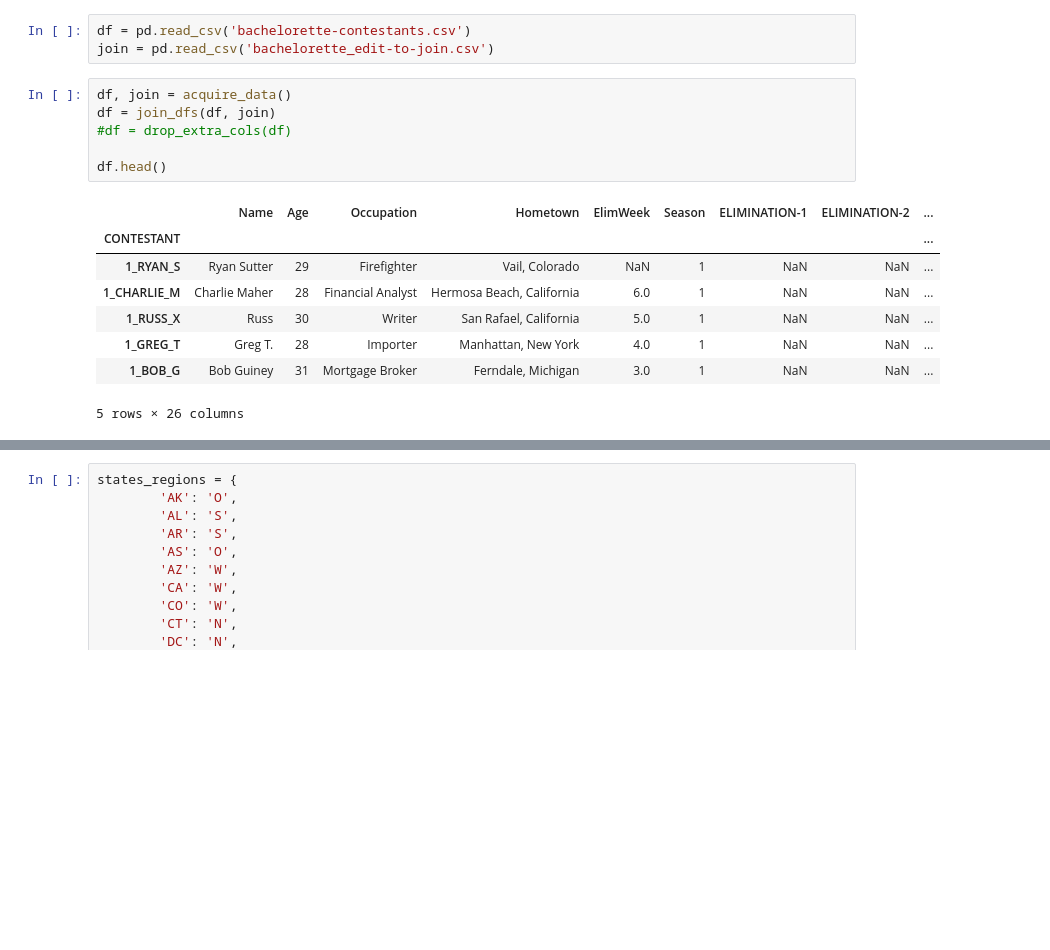
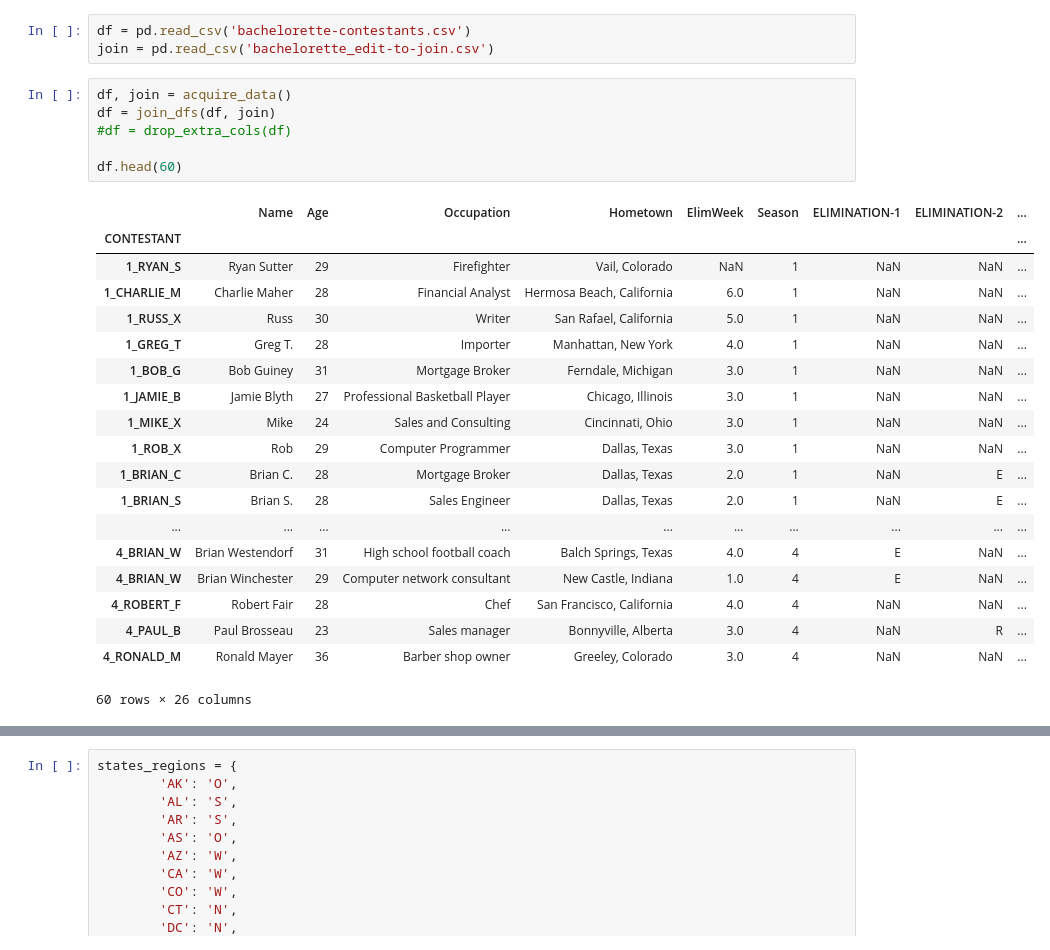
Before and after one commit to KwameTaylor/bachelorette-predictor, a Jupyter notebook: sandbox.ipynb, the cells around one changed output, grey strips where cells are left out. Drawn from its saved outputs; the diff is of its cells as text; blank space fills up the shorter version.

```diff
--- a/sandbox.ipynb
+++ b/sandbox.ipynb
@@ -14,17 +14,28 @@ join = pd.read_csv('bachelorette_edit-to-join.csv')
 # %%
 df, join = acquire_data()
 df = join_dfs(df, join)
 #df = drop_extra_cols(df)
 
-df.head()
+df.head(60)
 # %% [output]
 |  | Name | Age | Occupation | Hometown | ElimWeek | Season | ELIMINATION-1 | ELIMINATION-2 | ... |
 | CONTESTANT |  |  |  |  |  |  |  |  | ... |
 | 1_RYAN_S | Ryan Sutter | 29 | Firefighter | Vail, Colorado | NaN | 1 | NaN | NaN | ... |
 | 1_CHARLIE_M | Charlie Maher | 28 | Financial Analyst | Hermosa Beach, California | 6.0 | 1 | NaN | NaN | ... |
 | 1_RUSS_X | Russ | 30 | Writer | San Rafael, California | 5.0 | 1 | NaN | NaN | ... |
 | 1_GREG_T | Greg T. | 28 | Importer | Manhattan, New York | 4.0 | 1 | NaN | NaN | ... |
 | 1_BOB_G | Bob Guiney | 31 | Mortgage Broker | Ferndale, Michigan | 3.0 | 1 | NaN | NaN | ... |
+| 1_JAMIE_B | Jamie Blyth | 27 | Professional Basketball Player | Chicago, Illinois | 3.0 | 1 | NaN | NaN | ... |
+| 1_MIKE_X | Mike | 24 | Sales and Consulting | Cincinnati, Ohio | 3.0 | 1 | NaN | NaN | ... |
+| 1_ROB_X | Rob | 29 | Computer Programmer | Dallas, Texas | 3.0 | 1 | NaN | NaN | ... |
+| 1_BRIAN_C | Brian C. | 28 | Mortgage Broker | Dallas, Texas | 2.0 | 1 | NaN | E | ... |
+| 1_BRIAN_S | Brian S. | 28 | Sales Engineer | Dallas, Texas | 2.0 | 1 | NaN | E | ... |
+| ... | ... | ... | ... | ... | ... | ... | ... | ... | ... |
+| 4_BRIAN_W | Brian Westendorf | 31 | High school football coach | Balch Springs, Texas | 4.0 | 4 | E | NaN | ... |
+| 4_BRIAN_W | Brian Winchester | 29 | Computer network consultant | New Castle, Indiana | 1.0 | 4 | E | NaN | ... |
+| 4_ROBERT_F | Robert Fair | 28 | Chef | San Francisco, California | 4.0 | 4 | NaN | NaN | ... |
+| 4_PAUL_B | Paul Brosseau | 23 | Sales manager | Bonnyville, Alberta | 3.0 | 4 | NaN | R | ... |
+| 4_RONALD_M | Ronald Mayer | 36 | Barber shop owner | Greeley, Colorado | 3.0 | 4 | NaN | NaN | ... |
-5 rows × 26 columns
+60 rows × 26 columns
 # %%
 # Get homestates
```
Also changed, not shown: parts of 2 cells of this notebook, 2 other files.
